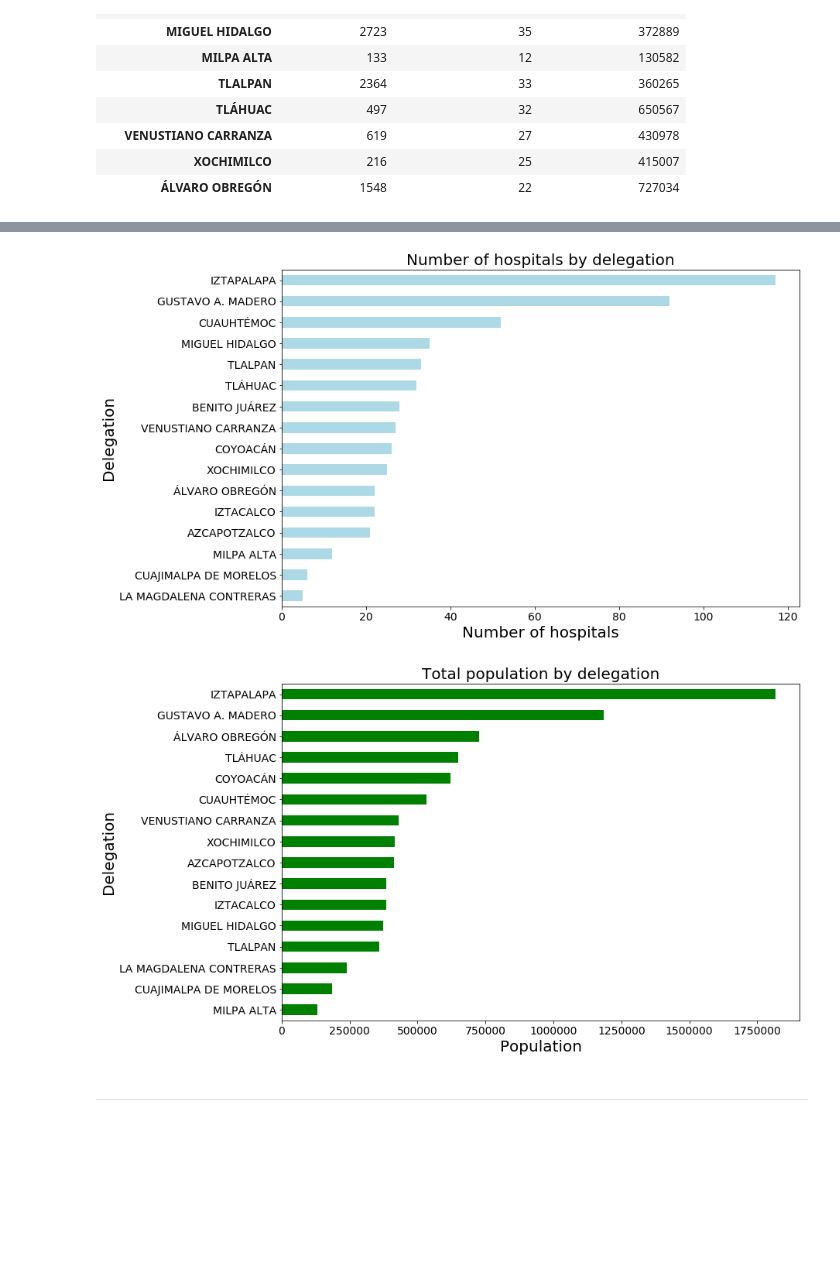
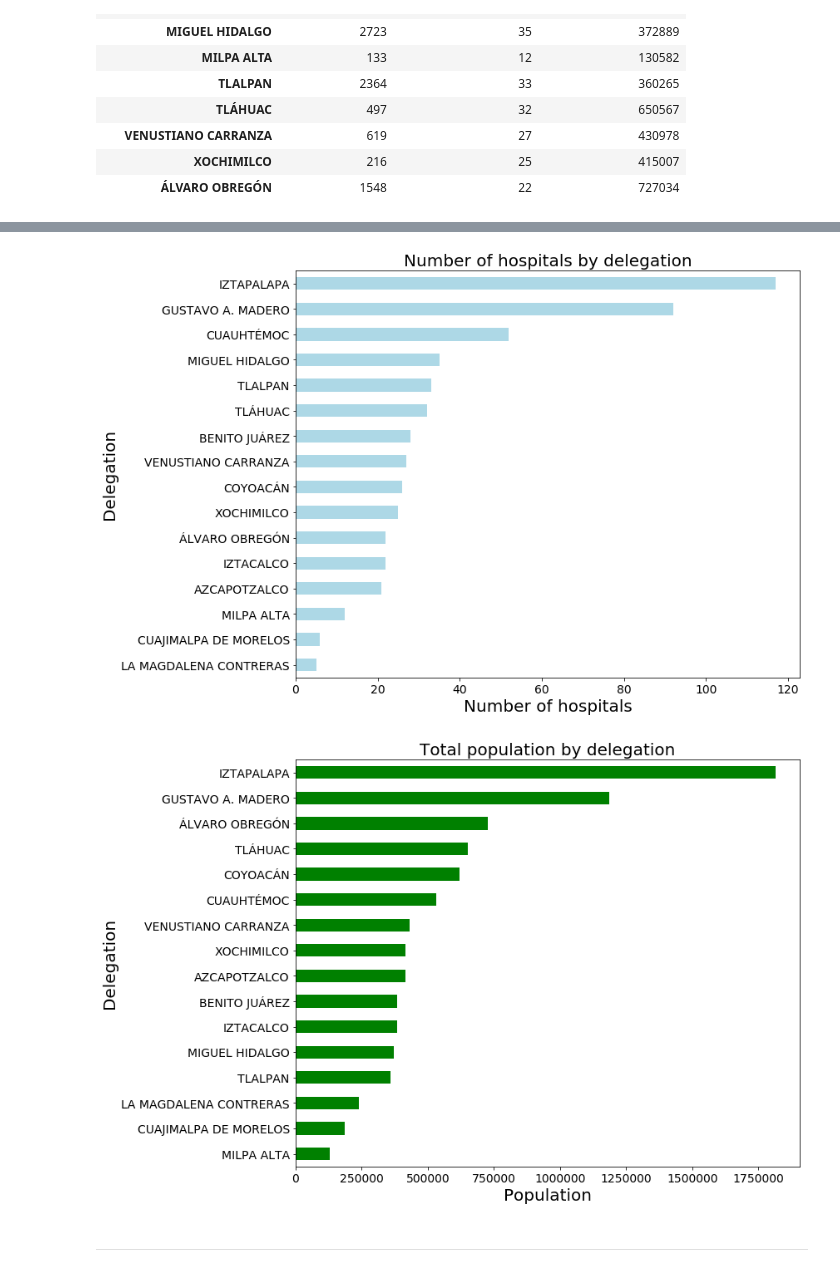
Before and after one commit to JoannePeel/healthcare-data-analysis, a Jupyter notebook: main.ipynb, the cells around one changed output, grey strips where cells are left out. Drawn from its saved outputs; the diff is of its cells as text; code cells hidden in the pictures; blank space fills up the shorter version.

```diff
--- a/main.ipynb
+++ b/main.ipynb
@@ -347,15 +350,16 @@ plt.show()
 # %%
 total_df_beds = total_df_beds.sort_values("TOTAL DE HOSPITALES", ascending=True)
 total_df_beds['TOTAL DE HOSPITALES'].plot(kind="barh", figsize=(12,8), legend = False, facecolor = 'lightblue')
 plt.title("Number of hospitals by delegation").set_size(20)
 plt.xlabel("Number of hospitals").set_size(20)
 plt.ylabel("Delegation").set_size(20)
 plt.tick_params(axis="x", labelsize=14)
 plt.tick_params(axis="y", labelsize=14)
+plt.tight_layout()
 plt.savefig("figures/number_of_hospitals_by_delegation.png")
 plt.show()
 # %% [output]
-[figure, old version]
+[figure, new version]
 # %%
 total_df_beds = total_df_beds.sort_values("TOTAL DE HABITANTES", ascending=True)
 total_df_beds['TOTAL DE HABITANTES'].plot(kind="barh", figsize=(12,8), legend = False, facecolor = 'green')
@@ -364,10 +368,11 @@ plt.xlabel("Population").set_size(20)
 plt.ylabel("Delegation").set_size(20)
 plt.tick_params(axis="x", labelsize=14)
 plt.tick_params(axis="y", labelsize=14)
+plt.tight_layout()
 plt.savefig("figures/Total_population_by_delegation.png")
 plt.show()
 # %% [output]
-[figure, old version]
+[figure, new version]
 # %%
 # total_df_beds = total_df_beds.sort_values("BEDS PER 100", ascending=False)
 # total_df_beds['BEDS PER 100'].plot(kind="barh", figsize=(12,8), legend = False, facecolor = 'green')
```
Also changed, not shown: parts of 11 cells of this notebook, 14 other files.
